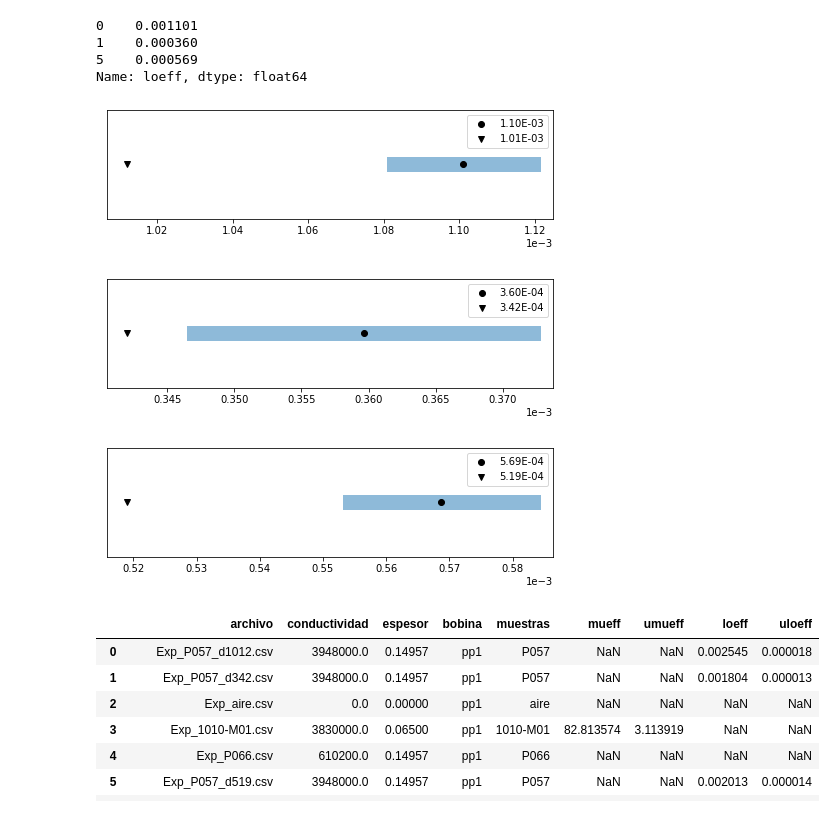
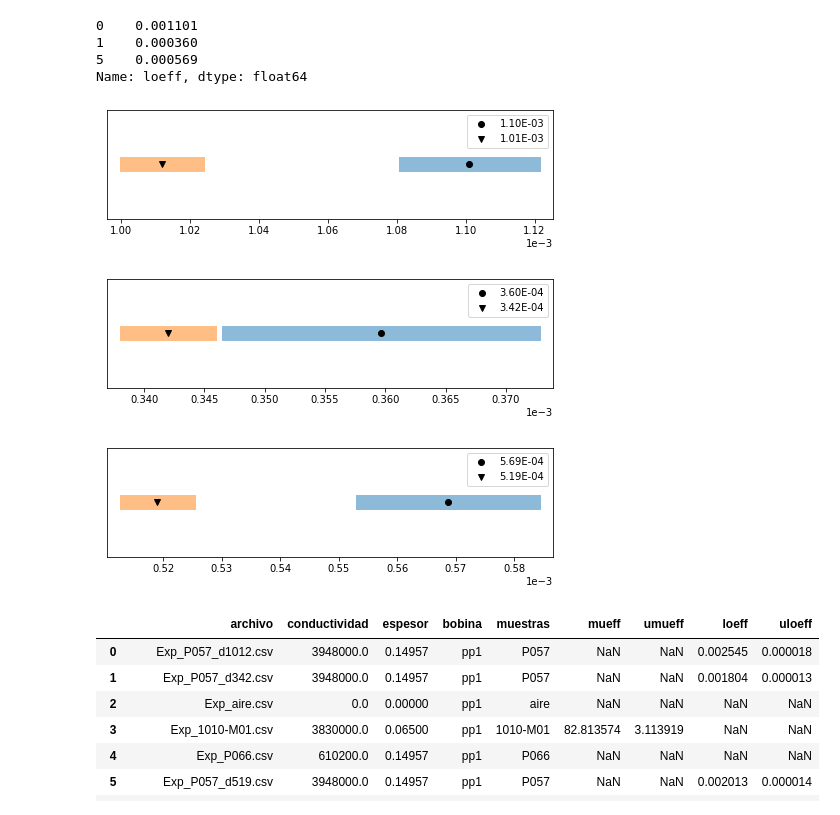
Before and after one commit to carabedo/iamend_test, a Jupyter notebook: manual.ipynb, the cells around one changed output. Cells and saved outputs as stored; diff of their text form; code cells hidden in the pictures.

```diff
--- a/manual.ipynb
+++ b/manual.ipynb
@@ -95,13 +96,13 @@ Name: loeff, dtype: float64
 # %%
 deff=exp.info.iloc[[0,1,5]].loeff-exp.z1eff
 udeff=exp.info.iloc[[0,1,5]].uloeff
 dnom=[1012e-6,342e-6,519e-6]
-udnom=[0,0,0]
+udnom=np.array(dnom)/100
 ci.aux.iconf(deff.values,udeff.values,dnom,udnom)
 # %% [output]
-[figure, old version]
+[figure, new version]
-[figure, old version]
+[figure, new version]
-[figure, old version]
+[figure, new version]
 # %%
 exp.info
 # %% [output]
```
Also changed, not shown: parts of 30 cells of this notebook, 12 other files.
